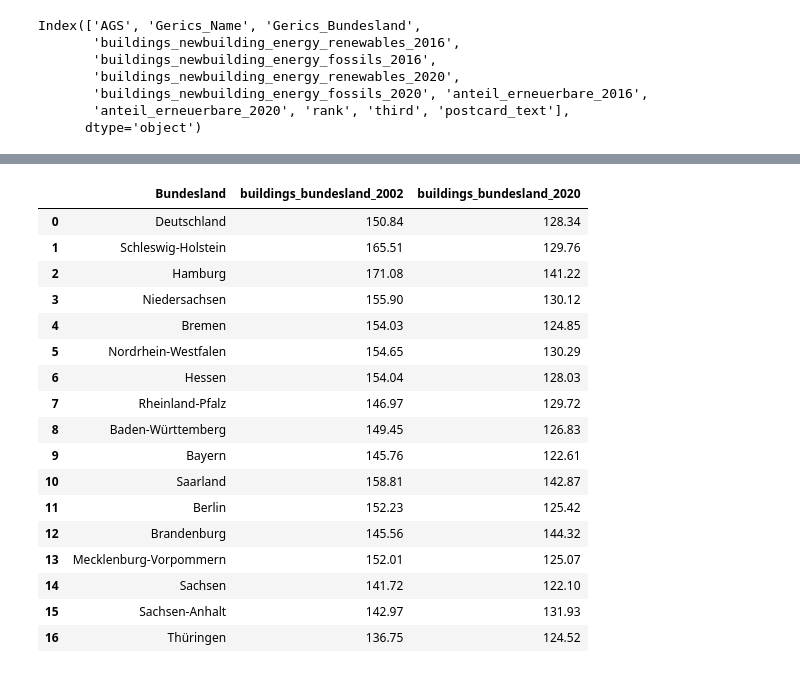
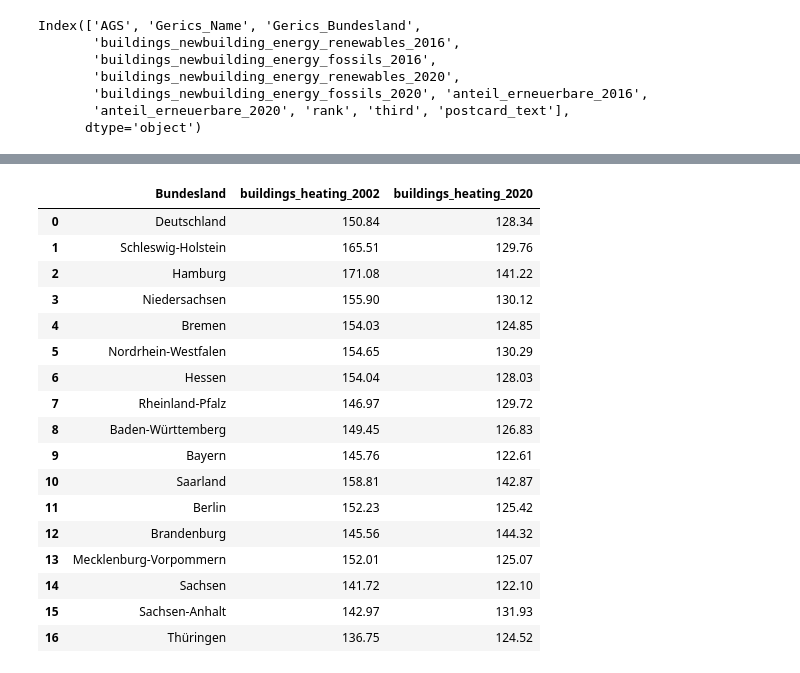
Before and after one commit to uclab-potsdam/klimataz, a Jupyter notebook: data/buildings/final_ranking_landkreis_new_building_renewables.ipynb, the cells around one changed output, grey strips where cells are left out. Drawn from its saved outputs; the diff is of its cells as text; code cells hidden in the pictures.

```diff
--- a/data/buildings/final_ranking_landkreis_new_building_renewables.ipynb
+++ b/data/buildings/final_ranking_landkreis_new_building_renewables.ipynb
@@ -199,11 +201,11 @@ nbr_final
 # %%
 #load bundesland data and merge und bundesland name
 bl_df = pd.read_csv("data/final_data_bundesland_heating.csv")
 bl_short = bl_df[['Name','buildings_heating_2002','buildings_heating_2020']].copy()
-bl_short.columns=['Bundesland','buildings_bundesland_2002','buildings_bundesland_2020']
+bl_short.columns=['Bundesland','buildings_heating_2002','buildings_heating_2020']
 bl_short
 # %% [output]
-|  | Bundesland | buildings_bundesland_2002 | buildings_bundesland_2020 |
+|  | Bundesland | buildings_heating_2002 | buildings_heating_2020 |
 | 0 | Deutschland | 150.84 | 128.34 |
 | 1 | Schleswig-Holstein | 165.51 | 129.76 |
 | 2 | Hamburg | 171.08 | 141.22 |
```
Also changed, not shown: parts of 29 cells of this notebook, 2 other files.
